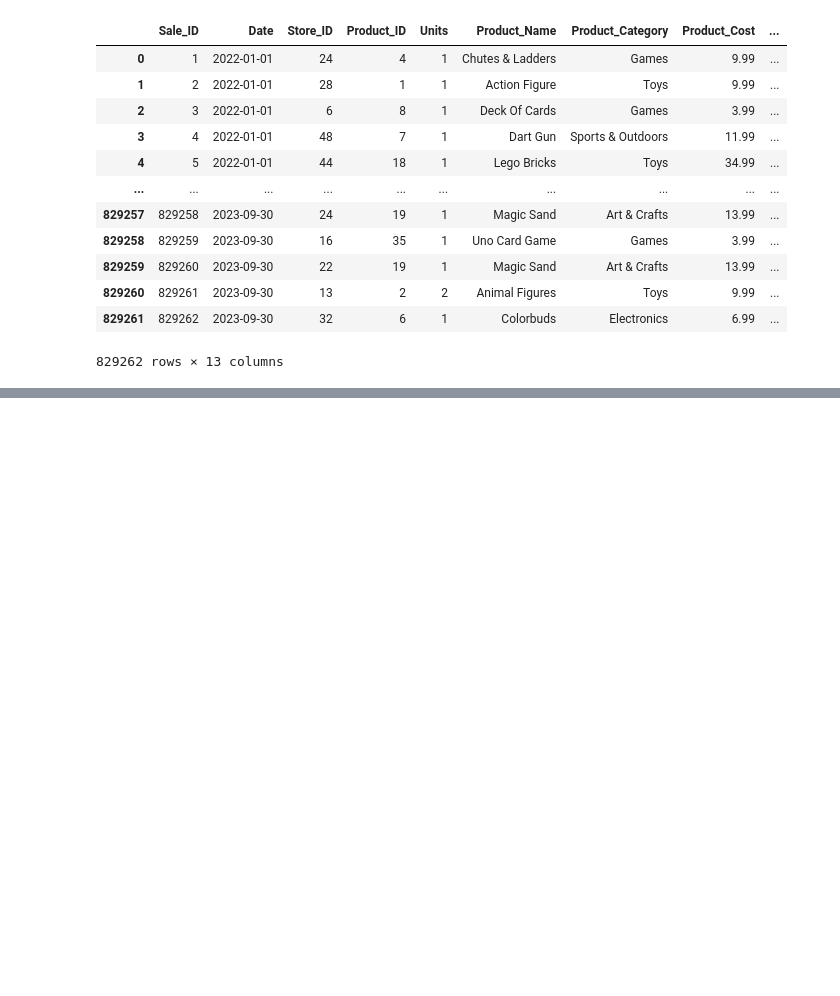
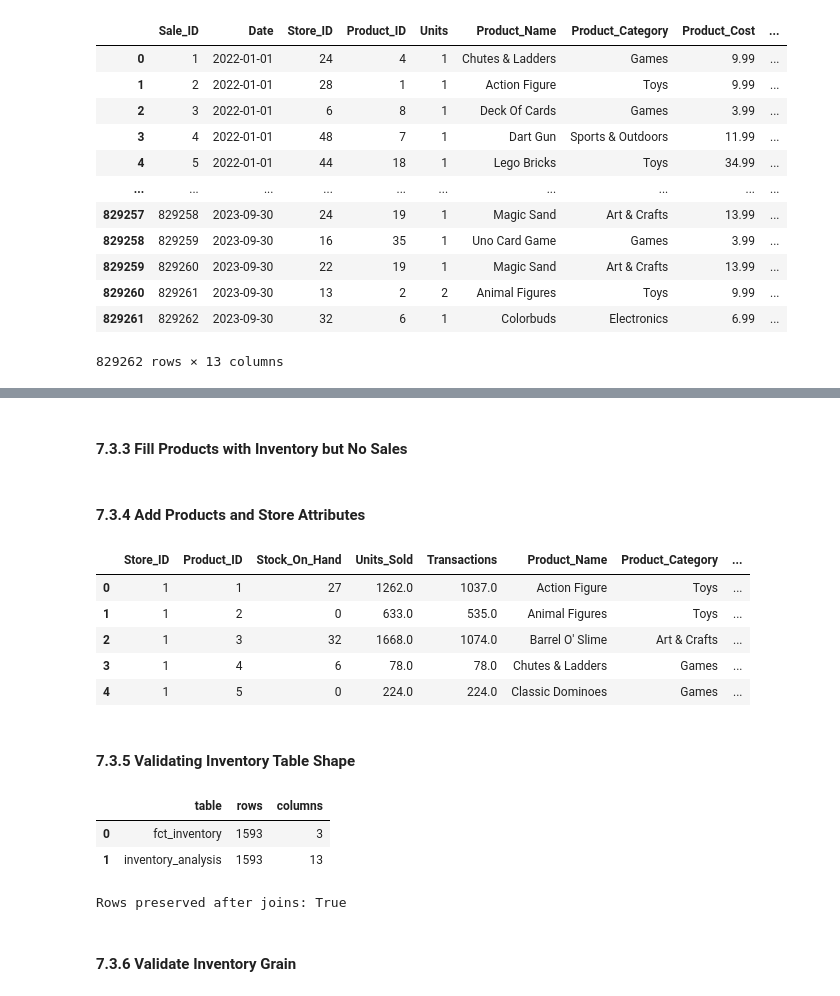
Before and after one commit to DFCR1411/retail_sales_inventory_analysis, a Jupyter notebook: notebooks/01-dfcr-retail-sales-inventory-eda.ipynb, the cells around one changed output, grey strips where cells are left out. Saved outputs shown, nothing was run; the diff lists cells and outputs as text; code cells hidden in the pictures; blank space fills up the shorter version.

```diff
--- a/notebooks/01-dfcr-retail-sales-inventory-eda.ipynb
+++ b/notebooks/01-dfcr-retail-sales-inventory-eda.ipynb
@@ -450,0 +611,11 @@ sales
+# %%
+sales_by_store_product = (
+    sales_analysis
+    .groupby(["Store_ID", "Product_ID"], as_index=False)
+    .agg(
+        Units_Sold=("Units", "sum"),
+        Transactions=("Sale_ID", "count")
+    )
+)
+
+sales_by_store_product.head()
@@ -450,0 +631,11 @@ sales
+# %%
+inventory_analysis = (
+    fct_inventory
+    .merge(
+        sales_by_store_product,
+        on=["Store_ID", "Product_ID"],
+        how="left"
+    )
+)
+
+inventory_analysis.head()
@@ -450,0 +649,44 @@ sales
+# %% [markdown]
+#### 7.3.3 Fill Products with Inventory but No Sales
+# %%
+inventory_analysis[["Units_Sold", "Transactions"]] = (
+    inventory_analysis[["Units_Sold", "Transactions"]]
+    .fillna(0)
+)
+# %% [markdown]
+#### 7.3.4 Add Products and Store Attributes
+# %%
+inventory_analysis = (
+    inventory_analysis
+    .merge(dim_products, on="Product_ID", how="left")
+    .merge(dim_stores, on="Store_ID", how="left")
+)
+
+inventory_analysis.head()
+# %% [output]
+|  | Store_ID | Product_ID | Stock_On_Hand | Units_Sold | Transactions | Product_Name | Product_Category | ... |
+| 0 | 1 | 1 | 27 | 1262.0 | 1037.0 | Action Figure | Toys | ... |
+| 1 | 1 | 2 | 0 | 633.0 | 535.0 | Animal Figures | Toys | ... |
+| 2 | 1 | 3 | 32 | 1668.0 | 1074.0 | Barrel O' Slime | Art & Crafts | ... |
+| 3 | 1 | 4 | 6 | 78.0 | 78.0 | Chutes & Ladders | Games | ... |
+| 4 | 1 | 5 | 0 | 224.0 | 224.0 | Classic Dominoes | Games | ... |
+# %% [markdown]
+#### 7.3.5 Validating Inventory Table Shape
+# %%
+inventory_table_validation = pd.DataFrame({
+    "table": ["fct_inventory", "inventory_analysis"],
+    "rows": [len(fct_inventory), len(inventory_analysis)],
+    "columns": [fct_inventory.shape[1], inventory_analysis.shape[1]]
+})
+
+inventory_table_validation
+# %% [output]
+|  | table | rows | columns |
+| 0 | fct_inventory | 1593 | 3 |
+| 1 | inventory_analysis | 1593 | 13 |
+# %%
+print("Rows preserved after joins:", len(fct_inventory) == len(inventory_analysis))
+# %% [output]
+Rows preserved after joins: True
+# %% [markdown]
+#### 7.3.6 Validate Inventory Grain
```
Also changed, not shown: parts of 61 cells of this notebook.
